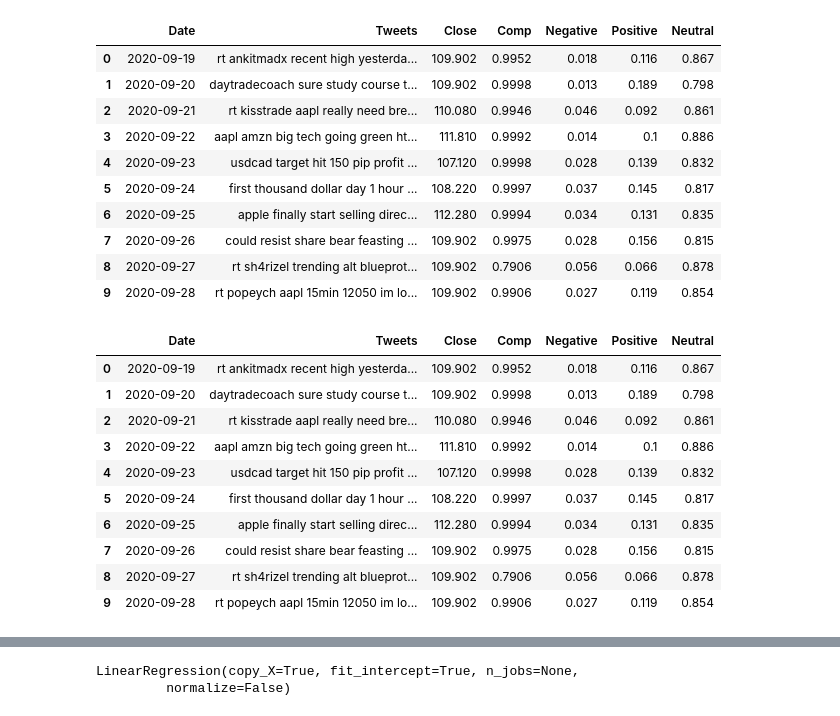
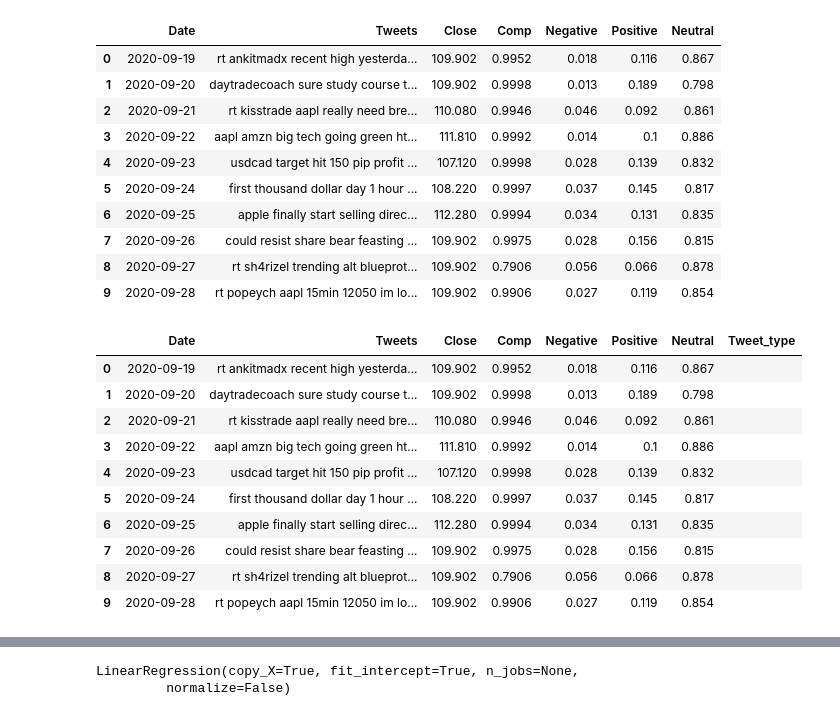
Before and after one commit to wittymindstech/stock-trend-prediction, a Jupyter notebook: code/Part1.ipynb, the cells around one changed output, grey strips where cells are left out. Drawn from its saved outputs; the diff is of its cells as text; code cells hidden in the pictures.

```diff
--- a/code/Part1.ipynb
+++ b/code/Part1.ipynb
@@ -131,17 +132,19 @@ df2
 | 7 | 2020-09-26 | could resist share bear feasting ... | 109.902 | 0.9975 | 0.028 | 0.156 | 0.815 |
 | 8 | 2020-09-27 | rt sh4rizel trending alt blueprot... | 109.902 | 0.7906 | 0.056 | 0.066 | 0.878 |
 | 9 | 2020-09-28 | rt popeych aapl 15min 12050 im lo... | 109.902 | 0.9906 | 0.027 | 0.119 | 0.854 |
-# %%
-df2
-# %% [output]
-|  | Date | Tweets | Close | Comp | Negative | Positive | Neutral |
-| 0 | 2020-09-19 | rt ankitmadx recent high yesterda... | 109.902 | 0.9952 | 0.018 | 0.116 | 0.867 |
-| 1 | 2020-09-20 | daytradecoach sure study course t... | 109.902 | 0.9998 | 0.013 | 0.189 | 0.798 |
-| 2 | 2020-09-21 | rt kisstrade aapl really need bre... | 110.080 | 0.9946 | 0.046 | 0.092 | 0.861 |
-| 3 | 2020-09-22 | aapl amzn big tech going green ht... | 111.810 | 0.9992 | 0.014 | 0.1 | 0.886 |
-| 4 | 2020-09-23 | usdcad target hit 150 pip profit ... | 107.120 | 0.9998 | 0.028 | 0.139 | 0.832 |
-| 5 | 2020-09-24 | first thousand dollar day 1 hour ... | 108.220 | 0.9997 | 0.037 | 0.145 | 0.817 |
-| 6 | 2020-09-25 | apple finally start selling direc... | 112.280 | 0.9994 | 0.034 | 0.131 | 0.835 |
-| 7 | 2020-09-26 | could resist share bear feasting ... | 109.902 | 0.9975 | 0.028 | 0.156 | 0.815 |
-| 8 | 2020-09-27 | rt sh4rizel trending alt blueprot... | 109.902 | 0.7906 | 0.056 | 0.066 | 0.878 |
-| 9 | 2020-09-28 | rt popeych aapl 15min 12050 im lo... | 109.902 | 0.9906 | 0.027 | 0.119 | 0.854 |
+# %%
+import seaborn as sns
+df2['Tweet_type']=""
+df2
+# %% [output]
+|  | Date | Tweets | Close | Comp | Negative | Positive | Neutral | Tweet_type |
+| 0 | 2020-09-19 | rt ankitmadx recent high yesterda... | 109.902 | 0.9952 | 0.018 | 0.116 | 0.867 |  |
+| 1 | 2020-09-20 | daytradecoach sure study course t... | 109.902 | 0.9998 | 0.013 | 0.189 | 0.798 |  |
+| 2 | 2020-09-21 | rt kisstrade aapl really need bre... | 110.080 | 0.9946 | 0.046 | 0.092 | 0.861 |  |
+| 3 | 2020-09-22 | aapl amzn big tech going green ht... | 111.810 | 0.9992 | 0.014 | 0.1 | 0.886 |  |
+| 4 | 2020-09-23 | usdcad target hit 150 pip profit ... | 107.120 | 0.9998 | 0.028 | 0.139 | 0.832 |  |
+| 5 | 2020-09-24 | first thousand dollar day 1 hour ... | 108.220 | 0.9997 | 0.037 | 0.145 | 0.817 |  |
+| 6 | 2020-09-25 | apple finally start selling direc... | 112.280 | 0.9994 | 0.034 | 0.131 | 0.835 |  |
+| 7 | 2020-09-26 | could resist share bear feasting ... | 109.902 | 0.9975 | 0.028 | 0.156 | 0.815 |  |
+| 8 | 2020-09-27 | rt sh4rizel trending alt blueprot... | 109.902 | 0.7906 | 0.056 | 0.066 | 0.878 |  |
+| 9 | 2020-09-28 | rt popeych aapl 15min 12050 im lo... | 109.902 | 0.9906 | 0.027 | 0.119 | 0.854 |  |
```
Also changed, not shown: parts of 6 cells of this notebook, 2 other files.
